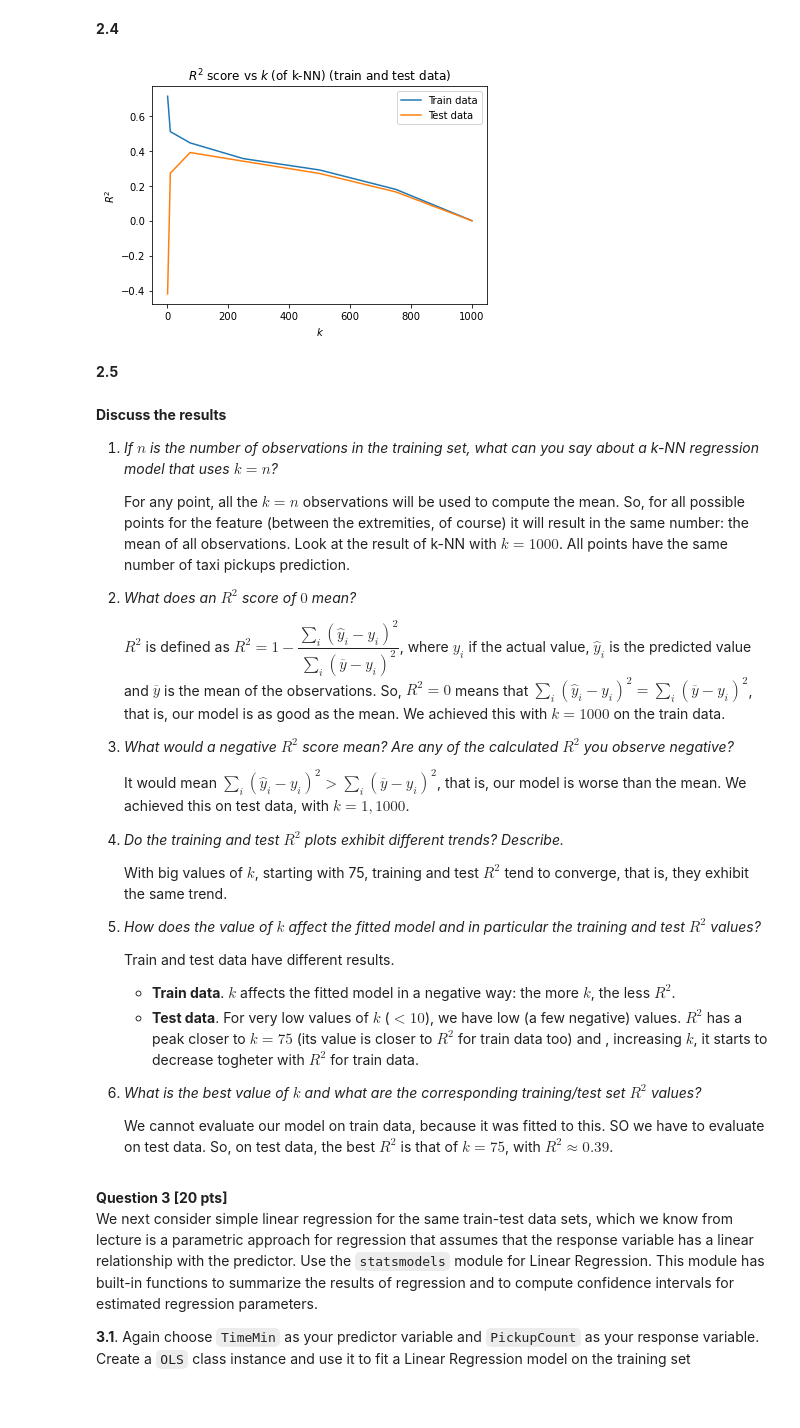
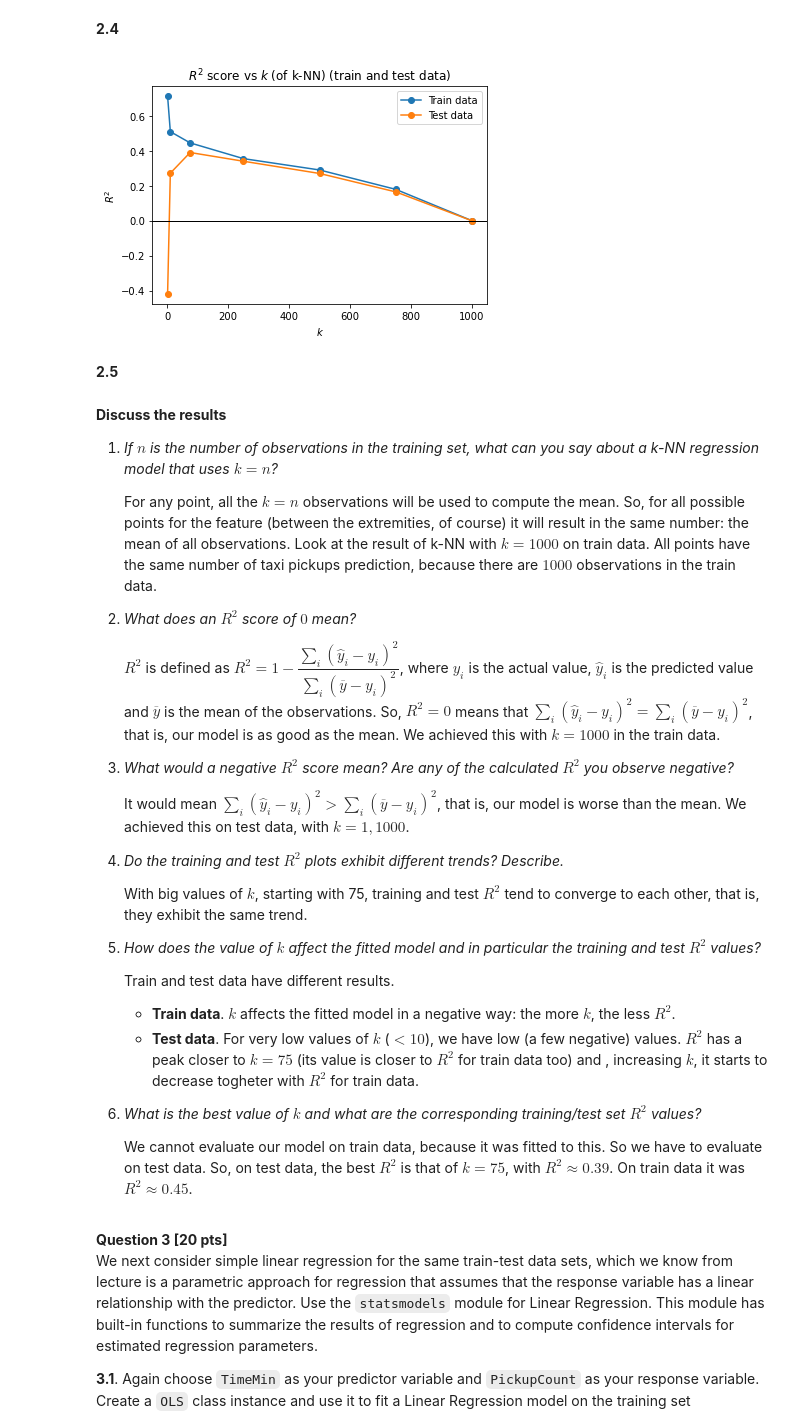
Before and after one commit to lucasresck/foundations-of-data-science, a Jupyter notebook: cs109a_hw2/cs109a_hw2.ipynb, the cells around one changed output. Cells and saved outputs as stored; diff of their text form; code cells hidden in the pictures; blank space fills up the shorter version.

```diff
--- a/cs109a_hw2/cs109a_hw2.ipynb
+++ b/cs109a_hw2/cs109a_hw2.ipynb
@@ -56,9 +56,13 @@ We will fit regression models that use the time of the day (in minutes) as a pre
 ## Code here
 
 df = pd.read_csv('data/dataset_1.csv')
-X_train, X_test, y_train, y_test = train_test_split(
-    df.TimeMin.to_numpy()[..., np.newaxis],
-    df.PickupCount.to_numpy(),
+train_data, test_data = train_test_split(
+    df,
     test_size=0.2,
     random_state=42
 )
+X_train = train_data.to_numpy()[:, 0, np.newaxis]
+X_test = test_data.to_numpy()[:, 0, np.newaxis]
+y_train = train_data.to_numpy()[:, 1]
+y_test = test_data.to_numpy()[:, 1]
+print(len(X_train), len(X_test))
@@ -194,15 +200,16 @@ r2
 # %%
 ## Code for your plot here
 
-plt.plot(r2.k, r2.r2_train, label='Train data')
-plt.plot(r2.k, r2.r2_test, label='Test data')
+plt.plot(r2.k, r2.r2_train, marker='o', label='Train data')
+plt.plot(r2.k, r2.r2_test, marker='o', label='Test data')
+plt.axhline(0, c='black', linewidth=1)
 plt.legend()
 plt.xlabel('$k$')
 plt.ylabel('$R^2$')
 plt.title('$R^2$ score vs $k$ (of k-NN) (train and test data)')
 plt.show()
 # %% [output]
-[figure, old version]
+[figure, new version]
 # %% [markdown]
 **2.5**
 # %% [markdown]
@@ -211,12 +218,12 @@ plt.show()
 
 1. *If $n$ is the number of observations in the training set, what can you say about a k-NN regression model that uses $k = n$?*
 
-    For any point, all the $k = n$ observations will be used to compute the mean. So, for all possible points for the feature (between the extremities, of course) it will result in the same number: the mean of all observations. Look at the result of k-NN with $k = 1000$. All points have the same number of taxi pickups prediction.
+    For any point, all the $k = n$ observations will be used to compute the mean. So, for all possible points for the feature (between the extremities, of course) it will result in the same number: the mean of all observations. Look at the result of k-NN with $k = 1000$ on train data. All points have the same number of taxi pickups prediction, because there are $1000$ observations in the train data.
 
 
 2. *What does an $R^2$ score of $0$ mean?*
 
-    $R^2$ is defined as $R^2 = 1 - \dfrac{\sum_i (\hat{y}_i - y_i)^2}{\sum_i (\overline{y} - y_i)^2}$, where $y_i$ if the actual value, $\hat{y}_i$ is the predicted value and $\overline{y}$ is the mean of the observations. So, $R^2 = 0$ means that $\sum_i (\hat{y}_i - y_i)^2 = \sum_i (\overline{y} - y_i)^2$, that is, our model is as good as the mean. We achieved this with $k = 1000$ on the train data.
+    $R^2$ is defined as $R^2 = 1 - \dfrac{\sum_i (\hat{y}_i - y_i)^2}{\sum_i (\overline{y} - y_i)^2}$, where $y_i$ is the actual value, $\hat{y}_i$ is the predicted value and $\overline{y}$ is the mean of the observations. So, $R^2 = 0$ means that $\sum_i (\hat{y}_i - y_i)^2 = \sum_i (\overline{y} - y_i)^2$, that is, our model is as good as the mean. We achieved this with $k = 1000$ in the train data.
 
 
 3. *What would a negative $R^2$ score mean?  Are any of the calculated $R^2$ you observe negative?*
@@ -226,7 +233,7 @@ plt.show()
 
 4. *Do the training and test $R^2$ plots exhibit different trends?  Describe.*
 
-    With big values of $k$, starting with 75, training and test $R^2$ tend to converge, that is, they exhibit the same trend.
+    With big values of $k$, starting with 75, training and test $R^2$ tend to converge to each other, that is, they exhibit the same trend.
 
 
 5. *How does the value of $k$ affect the fitted model and in particular the training and test $R^2$ values?*
@@ -238,7 +245,7 @@ plt.show()
 
 6. *What is the best value of $k$ and what are the corresponding training/test set $R^2$ values?*
 
-    We cannot evaluate our model on train data, because it was fitted to this. SO we have to evaluate on test data. So, on test data, the best $R^2$ is that of $k = 75$, with $R^2 \approx 0.39$.
+    We cannot evaluate our model on train data, because it was fitted to this. So we have to evaluate on test data. So, on test data, the best $R^2$ is that of $k = 75$, with $R^2 \approx 0.39$. On train data it was $R^2 \approx 0.45$.
 # %% [markdown]
 <div class="exercise"> <b> Question 3  [20 pts] </b></div>
 
```
Also changed, not shown: parts of 15 cells of this notebook.
